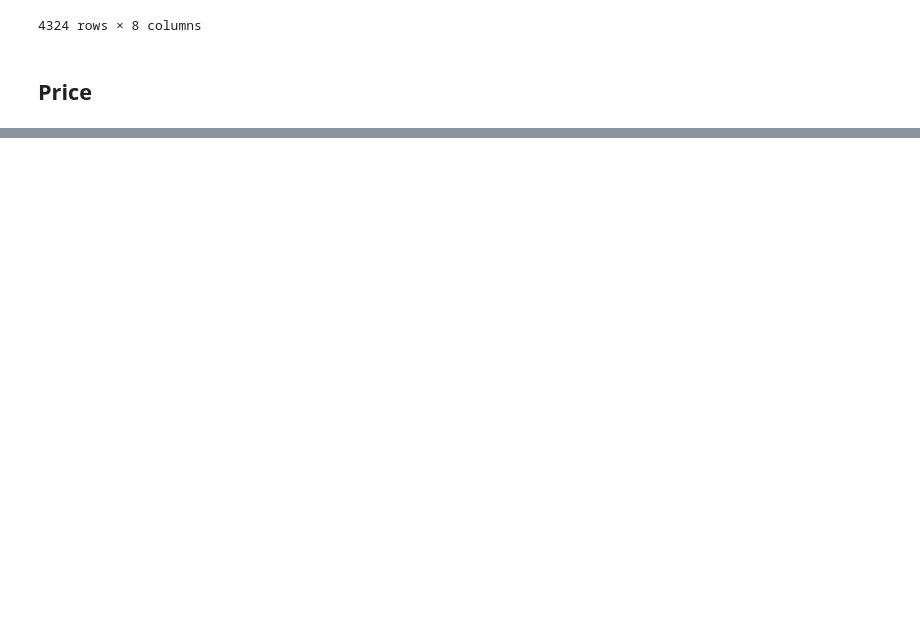
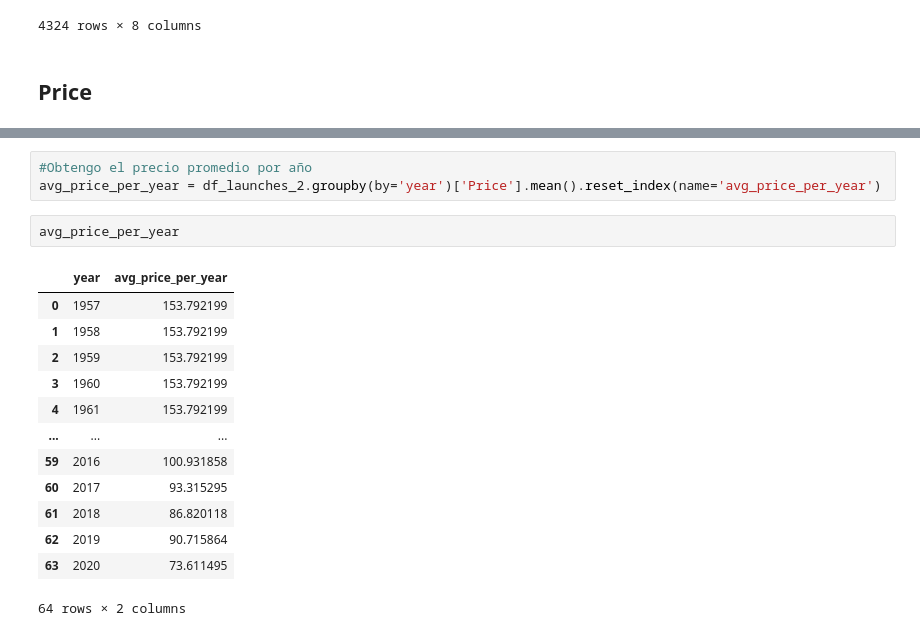
Before and after one commit to FrancoStrappazzon/data-analyst, a Jupyter notebook: Space Mission Launches/Limpieza_y_Transformacion.ipynb, the cells around one changed output, grey strips where cells are left out. Drawn from its saved outputs; the diff is of its cells as text; blank space fills up the shorter version.

```diff
--- a/Space Mission Launches/Limpieza_y_Transformacion.ipynb
+++ b/Space Mission Launches/Limpieza_y_Transformacion.ipynb
@@ -394,0 +499,19 @@ df_launches_2
+# %%
+#Obtengo el precio promedio por año
+avg_price_per_year = df_launches_2.groupby(by='year')['Price'].mean().reset_index(name='avg_price_per_year')
+# %%
+avg_price_per_year
+# %% [output]
+|  | year | avg_price_per_year |
+| 0 | 1957 | 153.792199 |
+| 1 | 1958 | 153.792199 |
+| 2 | 1959 | 153.792199 |
+| 3 | 1960 | 153.792199 |
+| 4 | 1961 | 153.792199 |
+| ... | ... | ... |
+| 59 | 2016 | 100.931858 |
+| 60 | 2017 | 93.315295 |
+| 61 | 2018 | 86.820118 |
+| 62 | 2019 | 90.715864 |
+| 63 | 2020 | 73.611495 |
+64 rows × 2 columns
```
Also changed, not shown: parts of 15 cells of this notebook.
